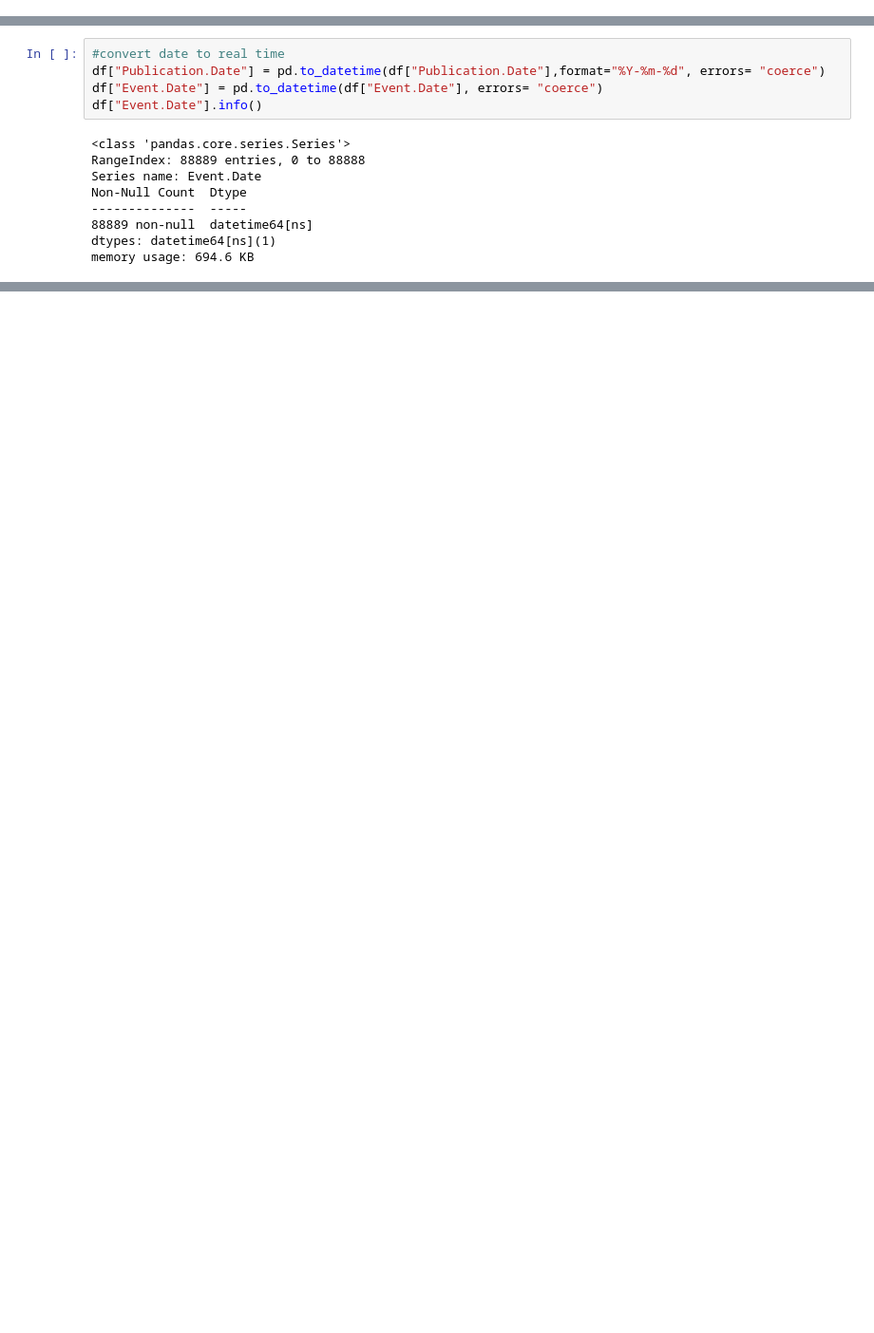
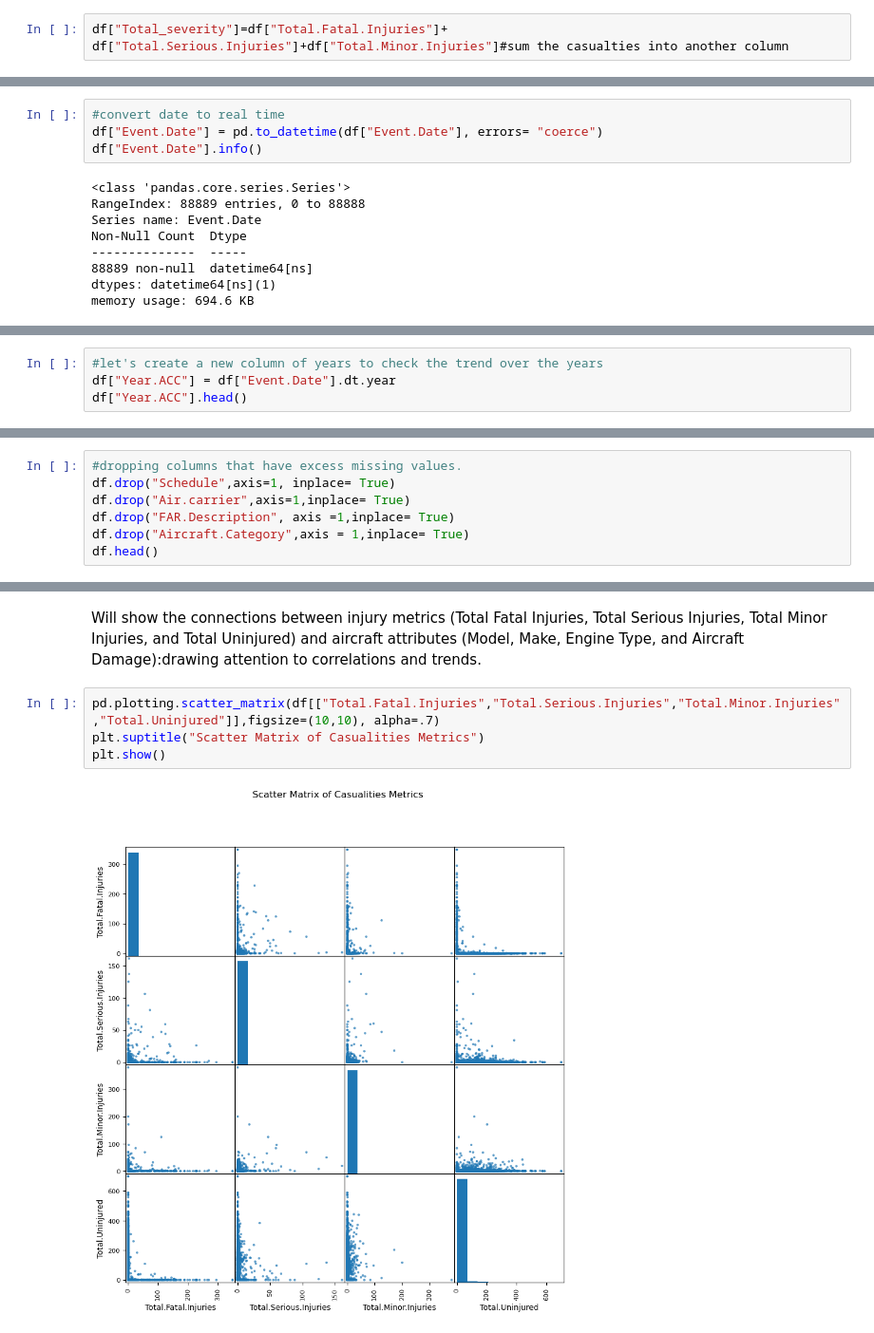
Before and after one commit to Sammy-751/DATA-SCIENCE-PH-01, a Jupyter notebook: Project Phase I .ipynb, the cells around one changed output, grey strips where cells are left out. Shown at 95% size. Cells and saved outputs as stored; diff of their text form; blank space fills up the shorter version.

Commit message:
Did Visualizations and also modified data cleaning part

```diff
--- a/Project Phase I .ipynb
+++ b/Project Phase I .ipynb
@@ -559,3 +520,5 @@ array(['Missing', '19-09-1996', '26-02-2007', ..., '22-12-2022',
+# %%
+df["Total_severity"]=df["Total.Fatal.Injuries"]+ df["Total.Serious.Injuries"]+df["Total.Minor.Injuries"]#sum the casualties into another column
 # %%
 df["Country"] = df["Country"].apply(lambda x: df["Country"].mode()[0] if pd.isna(x) else x)
 df["Country"].unique()
@@ -637,6 +583,5 @@ memory usage: 21.0+ MB
 # %%
 #convert date to real time
-df["Publication.Date"] = pd.to_datetime(df["Publication.Date"],format="%Y-%m-%d", errors= "coerce")
 df["Event.Date"] = pd.to_datetime(df["Event.Date"], errors= "coerce")
 df["Event.Date"].info()
 # %% [output]
@@ -662,0 +616,4 @@ df.head()
+# %%
+#let's create a new column of years to check the trend over the years
+df["Year.ACC"] = df["Event.Date"].dt.year
+df["Year.ACC"].head()
@@ -662,0 +637,7 @@ df.head()
+# %%
+#dropping columns that have excess missing values.
+df.drop("Schedule",axis=1, inplace= True)
+df.drop("Air.carrier",axis=1,inplace= True)
+df.drop("FAR.Description", axis =1,inplace= True)
+df.drop("Aircraft.Category",axis = 1,inplace= True)
+df.head()
@@ -662,0 +658,8 @@ df.head()
+# %% [markdown]
+Will show the connections between injury metrics (Total Fatal Injuries, Total Serious Injuries, Total Minor Injuries, and Total Uninjured) and aircraft attributes (Model, Make, Engine Type, and Aircraft Damage):drawing attention to correlations and trends.
+# %%
+pd.plotting.scatter_matrix(df[["Total.Fatal.Injuries","Total.Serious.Injuries","Total.Minor.Injuries","Total.Uninjured"]],figsize=(10,10), alpha=.7)
+plt.suptitle("Scatter Matrix of Casualities Metrics")
+plt.show()
+# %% [output]
+[figure, added]
```
Also changed, not shown: parts of 41 cells of this notebook.
